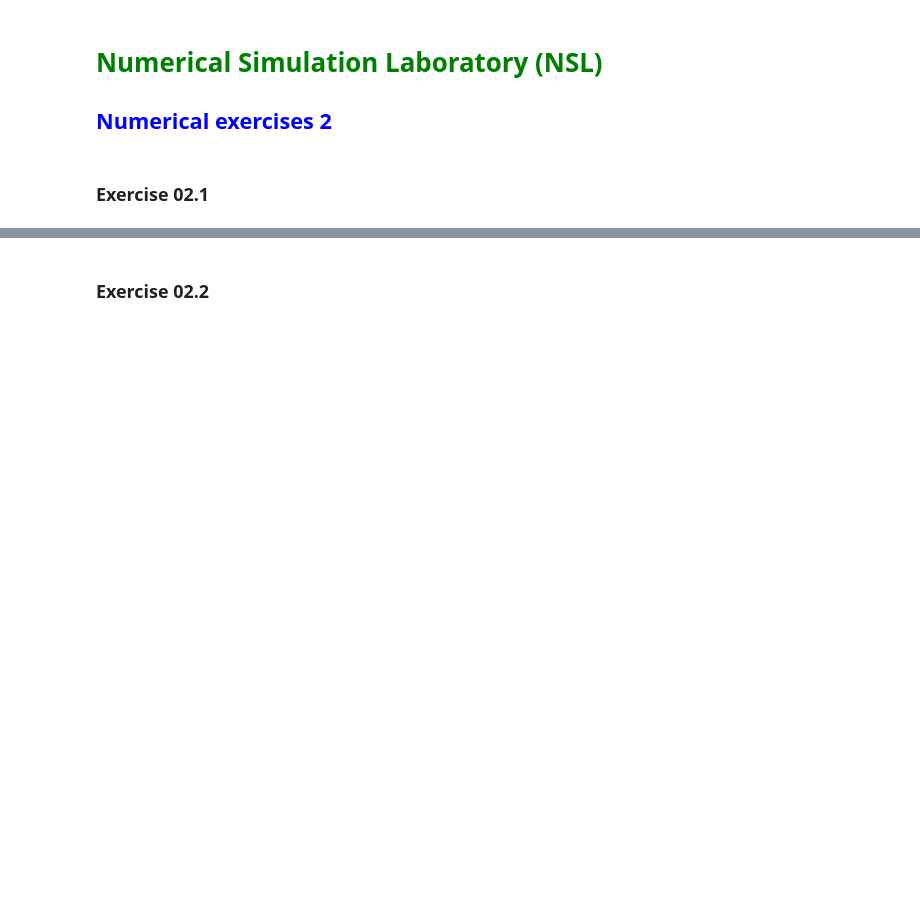
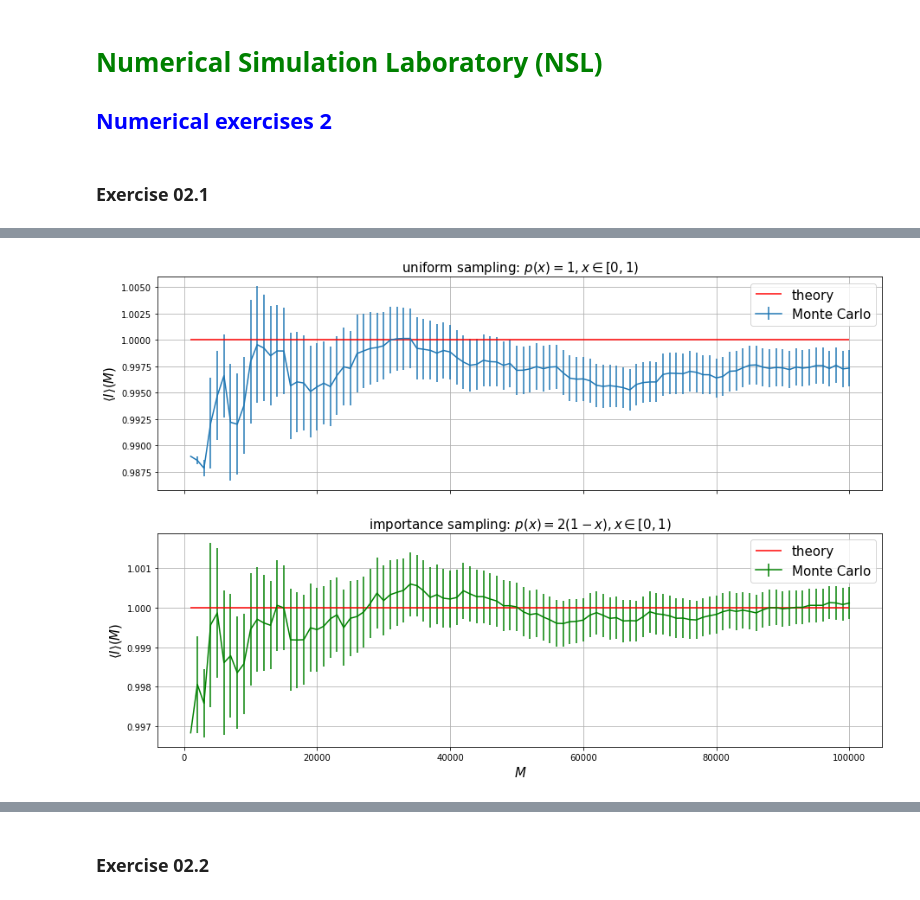
Before and after one commit to lukas-hermans/LSN_exercises, a Jupyter notebook: ex2/LSN_Exercises_02.ipynb, the cells around one changed output, grey strips where cells are left out. Drawn from its saved outputs; the diff is of its cells as text; code cells hidden in the pictures; blank space fills up the shorter version.

```diff
--- a/ex2/LSN_Exercises_02.ipynb
+++ b/ex2/LSN_Exercises_02.ipynb
@@ -19,0 +17,28 @@ plt.show()
+# %%
+import numpy as np
+import matplotlib.pyplot as plt
+
+fig, ax = plt.subplots(2, 1, figsize=(15,10), sharex=True)
+
+# plot calculation using uniform sampling
+M_uni, I_uni, error_uni = np.loadtxt("data/I_uniform_prog.txt", delimiter=',', skiprows=1, unpack = 'True')
+ax[0].errorbar(M_uni, I_uni, error_uni, label='Monte Carlo')
+ax[0].hlines(1, min(M_uni), max(M_uni), color='r', label='theory')
+ax[0].set_ylabel(r"$\langle I \rangle(M)$", size=15)
+ax[0].set_title(r"uniform sampling: $p(x) = 1, x \in [0, 1)$", size=15)
+ax[0].grid()
+ax[0].legend(fontsize=15)
+
+# plot calculation using importance sampling
+M_imp, I_imp, error_imp = np.loadtxt("data/I_importance_prog.txt", delimiter=',', skiprows=1, unpack = 'True')
+ax[1].errorbar(M_imp, I_imp, error_imp, color='green', label='Monte Carlo')
+ax[1].hlines(1, min(M_imp), max(M_imp), color='r', label='theory')
+ax[1].set_xlabel(r"$M$", size=15)
+ax[1].set_ylabel(r"$\langle I \rangle(M)$", size=15)
+ax[1].set_title(r"importance sampling: $p(x) = 2 (1-x), x \in [0, 1)$", size=15)
+ax[1].grid()
+ax[1].legend(fontsize=15)
+
+plt.show()
+# %% [output]
+[figure, added]
```
Also changed, not shown: parts of 5 cells of this notebook, 45 other files.
